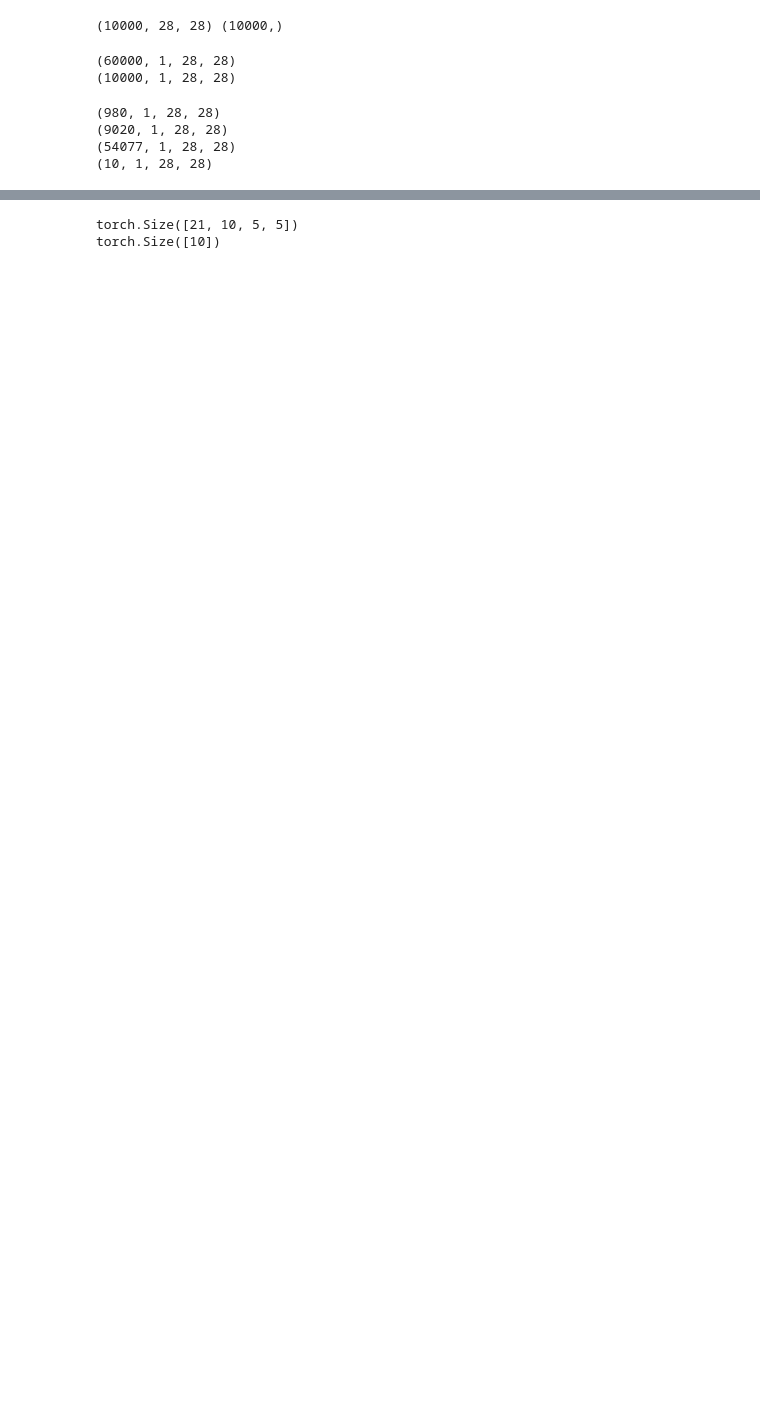
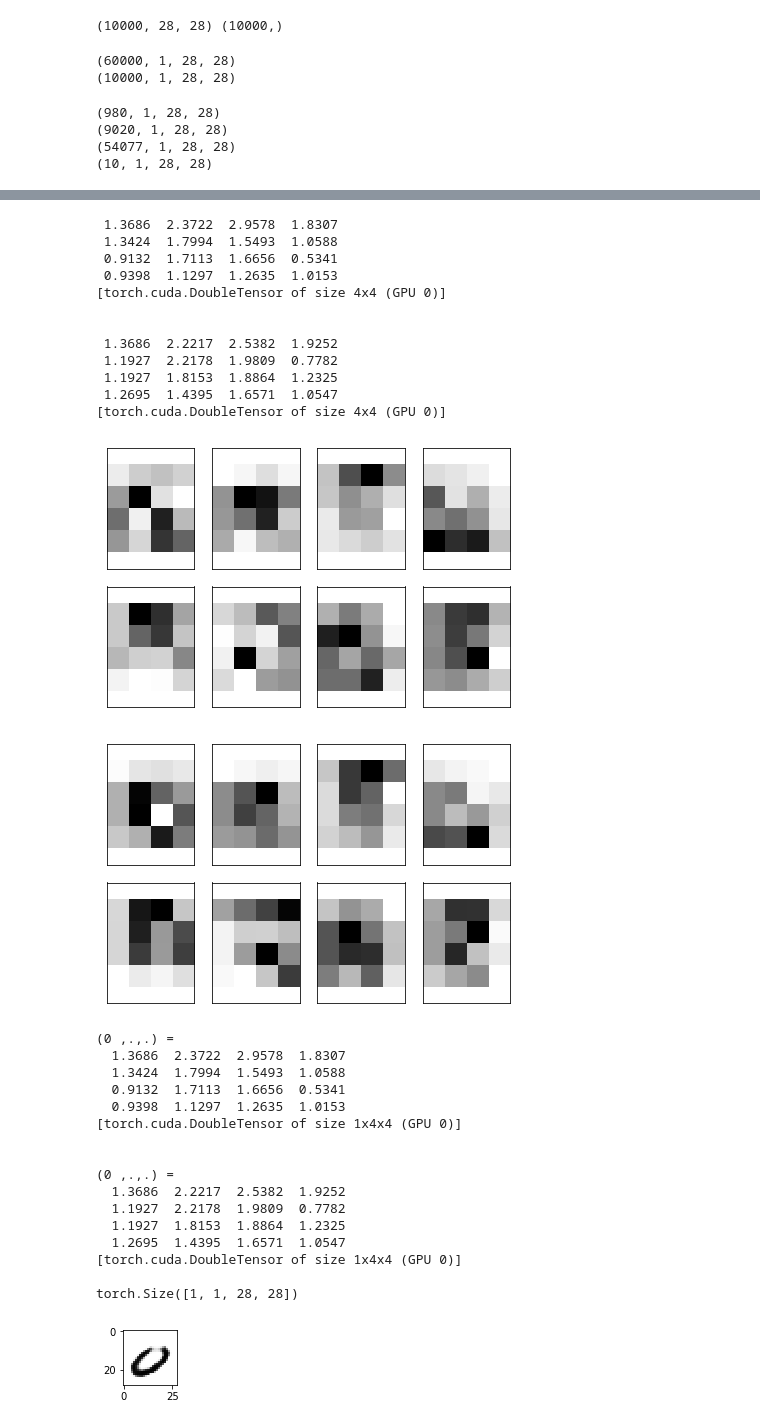
Before and after one commit to andrewhuman/mymnisttest, a Jupyter notebook: pytorch_autoendcoder.ipynb, the cells around one changed output, grey strips where cells are left out. Cells and saved outputs as stored; diff of their text form; code cells hidden in the pictures; blank space fills up the shorter version.

```diff
--- a/pytorch_autoendcoder.ipynb
+++ b/pytorch_autoendcoder.ipynb
@@ -409,9 +456,60 @@ tensor([-0.9964, -0.9993, -0.9592, -0.1492,  0.6066, -0.7264, -0.9998,
-# %%
-upconv = nn.ConvTranspose2d(21,10,5,stride=2,padding=1)
-print(upconv.weight.size())
-print(upconv.bias.size())
-# copy_index = [0,0,1,2,3,4,5,6,7,8,9,10,11,12,13,14,15,16,17,18,19]
-# upconv.weight.data = down.weight.data[copy_index]
-# %% [output]
-torch.Size([21, 10, 5, 5])
-torch.Size([10])
+# %%
+net_auto = torch.load('model_autoEncode5.pkl')
+net_auto.cuda()
+net_auto.eval()
+
+
+inputs1,inputs2 = Variable(torch.from_numpy( train_positive[1:2])).cuda(), \
+    Variable(torch.from_numpy( X_train_nor[y_train==1][580:581])).cuda()
+#     outputs = net_auto(inputs)
+#     img_show(np.squeeze(outputs.data))
+
+middle1 = net_auto.decodeForward(inputs1)
+middle2 = net_auto.decodeForward(inputs2)
+print(middle1.data[0][2])
+print(middle2.data[0][2])
+imgs_show(np.squeeze(middle1.data),2,4)
+imgs_show(np.squeeze(middle2.data),2,4)
+
+middle1.data[:,5,0,:] = middle1.data[:,5,0,:] * (-1)
+
+print(middle1.data[:,2,:,:])
+print(middle2.data[:,2,:,:])
+
+out = net_auto.encodeforward(middle1)
+print(out.size())
+img_show(np.squeeze(out.data))
+img_show(np.squeeze(inputs2.data))
+img_show(np.squeeze(inputs1.data))
+# %% [output]
+ 1.3686  2.3722  2.9578  1.8307
+ 1.3424  1.7994  1.5493  1.0588
+ 0.9132  1.7113  1.6656  0.5341
+ 0.9398  1.1297  1.2635  1.0153
+[torch.cuda.DoubleTensor of size 4x4 (GPU 0)]
+
+
+ 1.3686  2.2217  2.5382  1.9252
+ 1.1927  2.2178  1.9809  0.7782
+ 1.1927  1.8153  1.8864  1.2325
+ 1.2695  1.4395  1.6571  1.0547
+[torch.cuda.DoubleTensor of size 4x4 (GPU 0)]
+[figure, added]
+[figure, added]
+(0 ,.,.) =
+  1.3686  2.3722  2.9578  1.8307
+  1.3424  1.7994  1.5493  1.0588
+  0.9132  1.7113  1.6656  0.5341
+  0.9398  1.1297  1.2635  1.0153
+[torch.cuda.DoubleTensor of size 1x4x4 (GPU 0)]
+
+
+(0 ,.,.) =
+  1.3686  2.2217  2.5382  1.9252
+  1.1927  2.2178  1.9809  0.7782
+  1.1927  1.8153  1.8864  1.2325
+  1.2695  1.4395  1.6571  1.0547
+[torch.cuda.DoubleTensor of size 1x4x4 (GPU 0)]
+
+torch.Size([1, 1, 28, 28])
+[figure, added]
```
Also changed, not shown: parts of 18 cells of this notebook, 8 other files.
